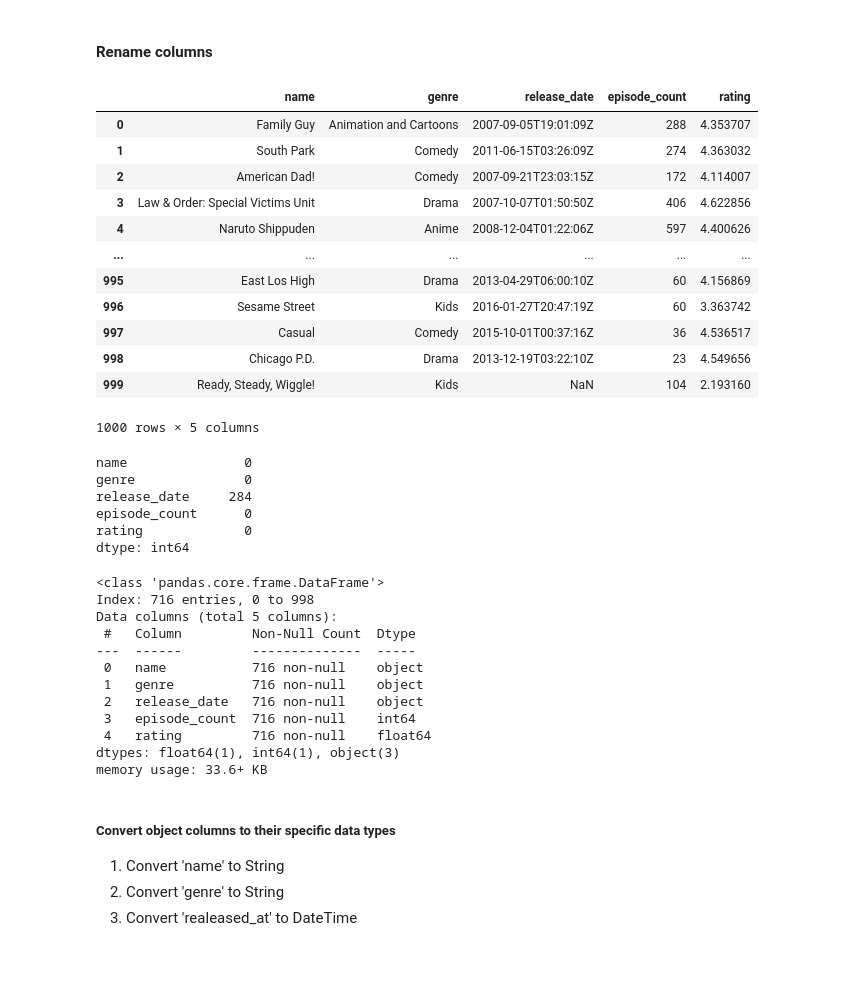
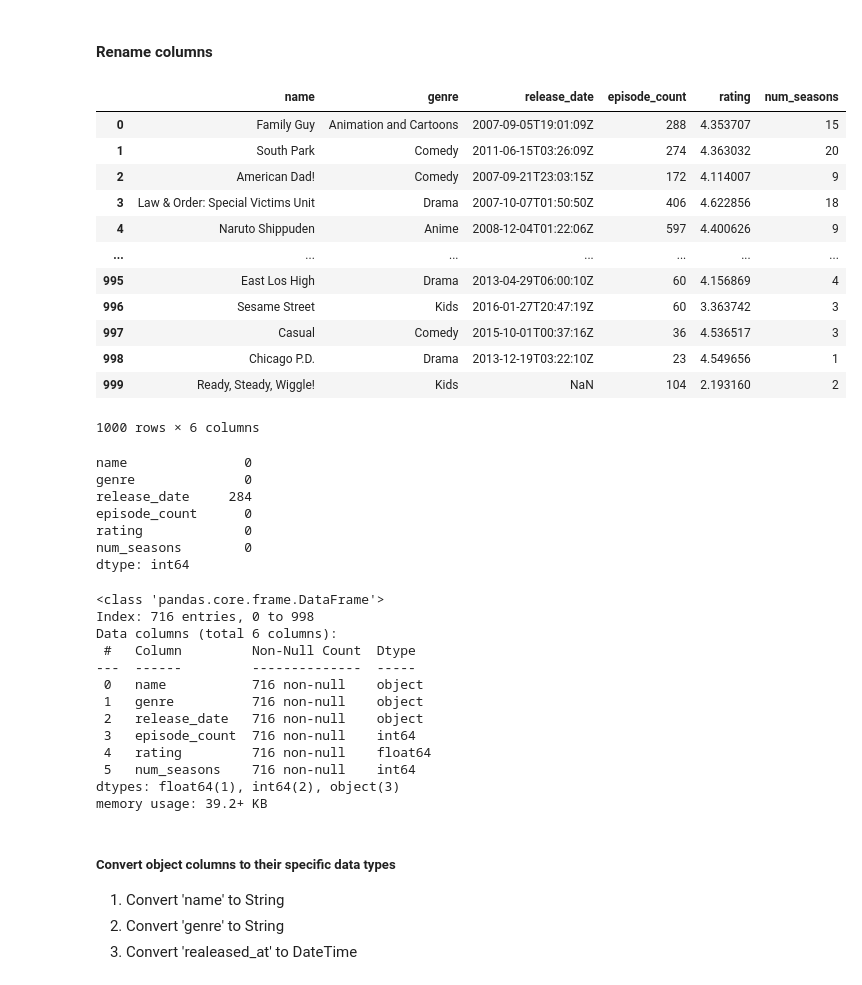
Before and after one commit to tanveerm176/Hulu-Marketing-Insights, a Jupyter notebook: hulu data cleaning notebook.ipynb, the cells around one changed output. Saved outputs shown, nothing was run; the diff lists cells and outputs as text; code cells hidden in the pictures.

```diff
--- a/hulu data cleaning notebook.ipynb
+++ b/hulu data cleaning notebook.ipynb
@@ -82,31 +82,32 @@ Length: 183, dtype: int64
 # %% [markdown]
 #### **Remove unnecessary columns**
 # %%
-col_list = ['show/name','show/genre', 'show/show_rollups/free/released_at','show/episodes_count', 'show/rating']
+col_list = ['show/name','show/genre', 'show/show_rollups/free/released_at','show/episodes_count', 'show/rating', 'show/seasons_count']
 hulu_df = df[col_list]
 # %% [markdown]
 #### **Rename columns**
 # %%
 hulu_df = hulu_df.rename(columns={'show/episodes_count': 'episode_count',
                    'show/genre': 'genre',
                    'show/name': 'name',
                    'show/rating': 'rating',
-                   'show/show_rollups/free/released_at': 'release_date'})
+                   'show/show_rollups/free/released_at': 'release_date',
+                   'show/seasons_count':'num_seasons'})
 hulu_df
 # %% [output]
-|  | name | genre | release_date | episode_count | rating |
-| 0 | Family Guy | Animation and Cartoons | 2007-09-05T19:01:09Z | 288 | 4.353707 |
-| 1 | South Park | Comedy | 2011-06-15T03:26:09Z | 274 | 4.363032 |
-| 2 | American Dad! | Comedy | 2007-09-21T23:03:15Z | 172 | 4.114007 |
-| 3 | Law & Order: Special Victims Unit | Drama | 2007-10-07T01:50:50Z | 406 | 4.622856 |
-| 4 | Naruto Shippuden | Anime | 2008-12-04T01:22:06Z | 597 | 4.400626 |
-| ... | ... | ... | ... | ... | ... |
-| 995 | East Los High | Drama | 2013-04-29T06:00:10Z | 60 | 4.156869 |
-| 996 | Sesame Street | Kids | 2016-01-27T20:47:19Z | 60 | 3.363742 |
-| 997 | Casual | Comedy | 2015-10-01T00:37:16Z | 36 | 4.536517 |
-| 998 | Chicago P.D. | Drama | 2013-12-19T03:22:10Z | 23 | 4.549656 |
-| 999 | Ready, Steady, Wiggle! | Kids | NaN | 104 | 2.193160 |
+|  | name | genre | release_date | episode_count | rating | num_seasons |
+| 0 | Family Guy | Animation and Cartoons | 2007-09-05T19:01:09Z | 288 | 4.353707 | 15 |
+| 1 | South Park | Comedy | 2011-06-15T03:26:09Z | 274 | 4.363032 | 20 |
+| 2 | American Dad! | Comedy | 2007-09-21T23:03:15Z | 172 | 4.114007 | 9 |
+| 3 | Law & Order: Special Victims Unit | Drama | 2007-10-07T01:50:50Z | 406 | 4.622856 | 18 |
+| 4 | Naruto Shippuden | Anime | 2008-12-04T01:22:06Z | 597 | 4.400626 | 9 |
+| ... | ... | ... | ... | ... | ... | ... |
+| 995 | East Los High | Drama | 2013-04-29T06:00:10Z | 60 | 4.156869 | 4 |
+| 996 | Sesame Street | Kids | 2016-01-27T20:47:19Z | 60 | 3.363742 | 3 |
+| 997 | Casual | Comedy | 2015-10-01T00:37:16Z | 36 | 4.536517 | 3 |
+| 998 | Chicago P.D. | Drama | 2013-12-19T03:22:10Z | 23 | 4.549656 | 1 |
+| 999 | Ready, Steady, Wiggle! | Kids | NaN | 104 | 2.193160 | 2 |
-1000 rows × 5 columns
+1000 rows × 6 columns
 # %%
 hulu_df.isnull().sum()
 # %% [output]
@@ -115,6 +116,7 @@ genre              0
 release_date     284
 episode_count      0
 rating             0
+num_seasons        0
 dtype: int64
 # %%
 hulu_df = hulu_df.dropna()
@@ -123,7 +125,7 @@ hulu_df.info()
 # %% [output]
 <class 'pandas.core.frame.DataFrame'>
 Index: 716 entries, 0 to 998
-Data columns (total 5 columns):
+Data columns (total 6 columns):
  #   Column         Non-Null Count  Dtype
 ---  ------         --------------  -----
  0   name           716 non-null    object
@@ -131,8 +133,9 @@ Data columns (total 5 columns):
  2   release_date   716 non-null    object
  3   episode_count  716 non-null    int64
  4   rating         716 non-null    float64
-dtypes: float64(1), int64(1), object(3)
-memory usage: 33.6+ KB
+ 5   num_seasons    716 non-null    int64
+dtypes: float64(1), int64(2), object(3)
+memory usage: 39.2+ KB
 # %% [markdown]
 ##### **Convert object columns to their specific data types**
 1. Convert 'name' to String
```
Also changed, not shown: parts of 6 cells of this notebook, 2 other files.
